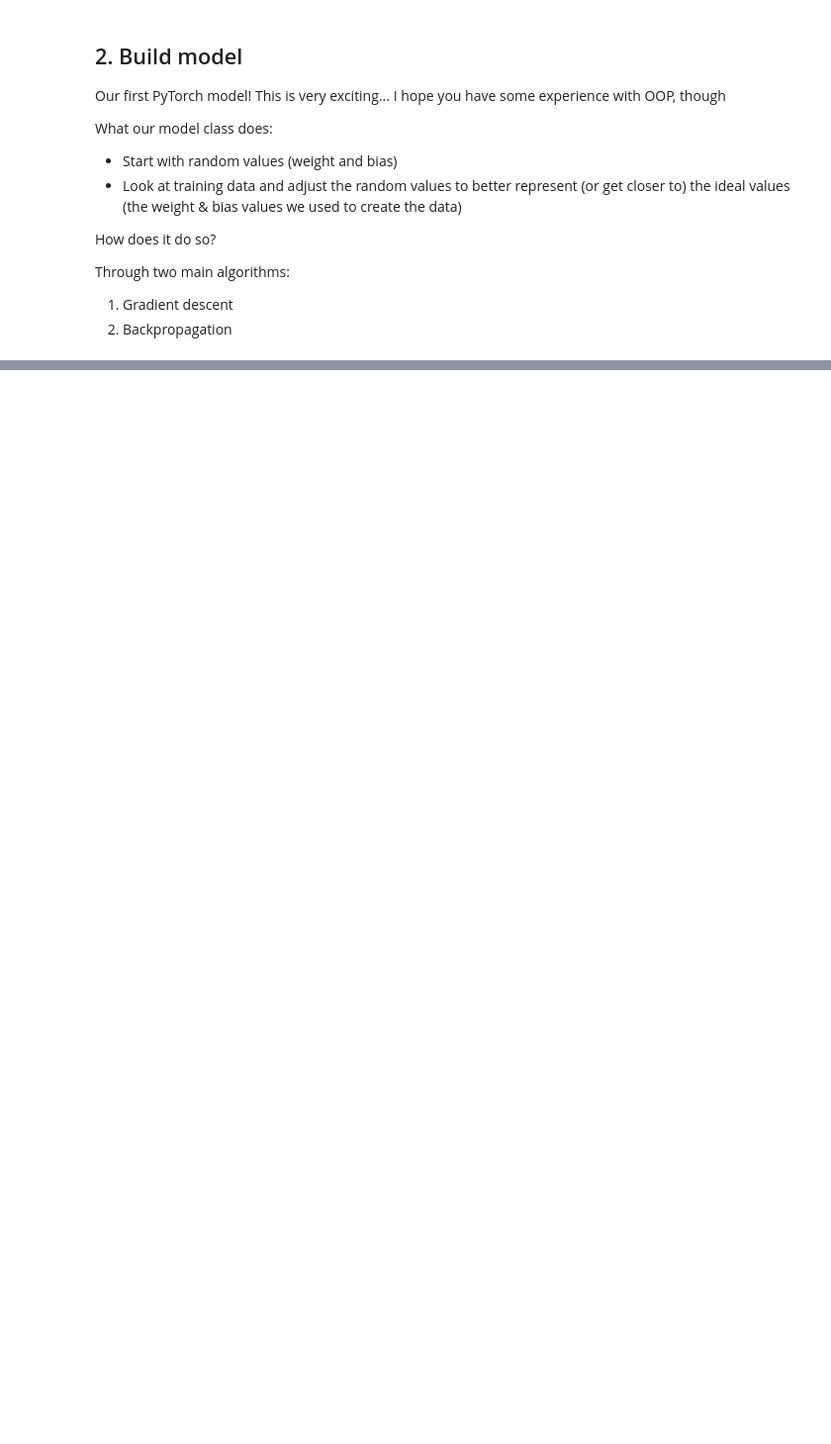
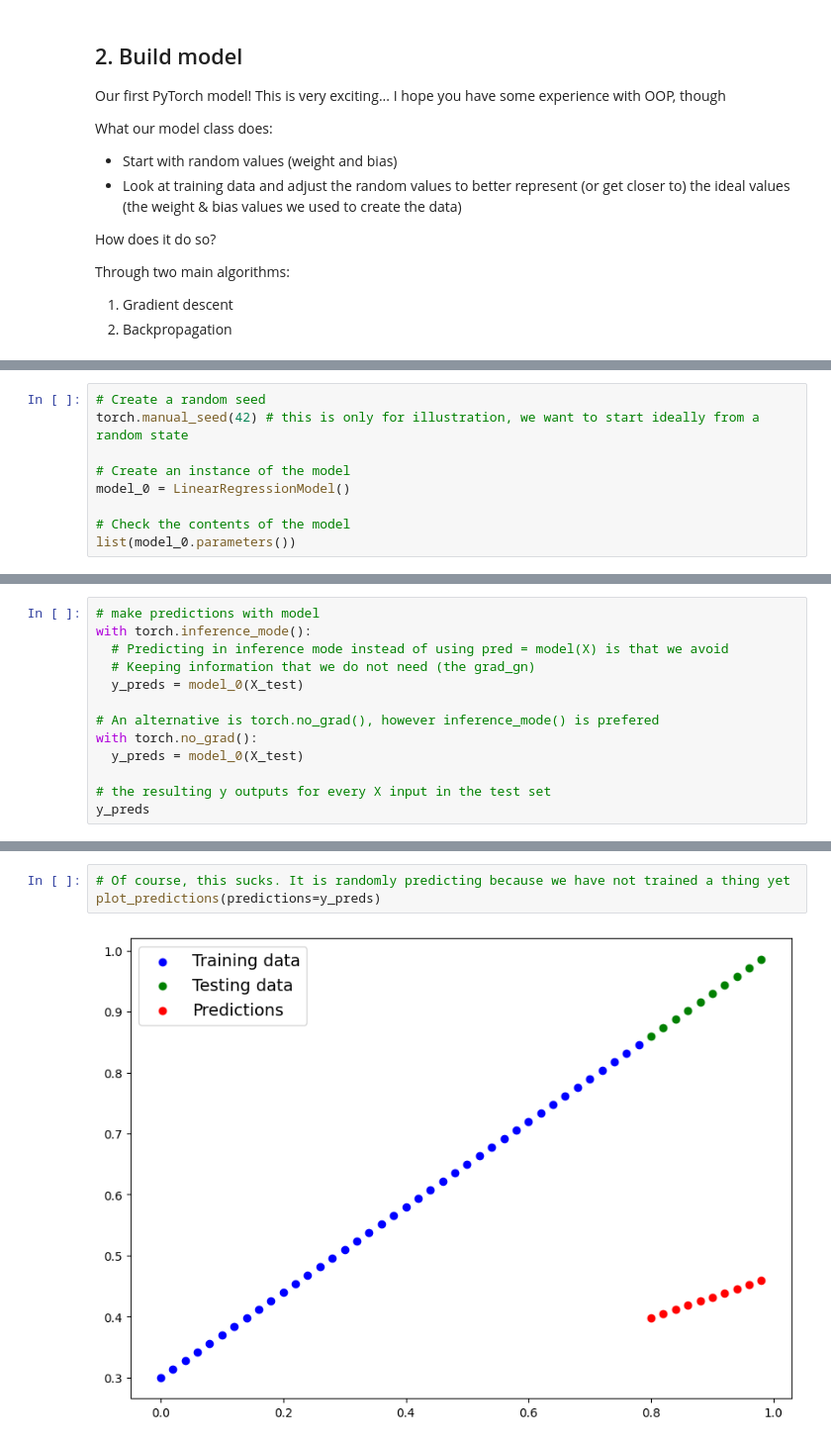
Before and after one commit to jamesxleon/ML_engineering_fundamentals, a Jupyter notebook: PyTorch/01_PyTorch_Workflow.ipynb, the cells around one changed output, grey strips where cells are left out. Shown at 99% size. Drawn from its saved outputs; the diff is of its cells as text; blank space fills up the shorter version.

```diff
--- a/PyTorch/01_PyTorch_Workflow.ipynb
+++ b/PyTorch/01_PyTorch_Workflow.ipynb
@@ -219,0 +222,9 @@ lora_config = LoraConfig(
+# %%
+# Create a random seed
+torch.manual_seed(42) # this is only for illustration, we want to start ideally from a random state
+
+# Create an instance of the model
+model_0 = LinearRegressionModel()
+
+# Check the contents of the model
+list(model_0.parameters())
@@ -219,0 +276,13 @@ lora_config = LoraConfig(
+# %%
+# make predictions with model
+with torch.inference_mode():
+  # Predicting in inference mode instead of using pred = model(X) is that we avoid
+  # Keeping information that we do not need (the grad_gn)
+  y_preds = model_0(X_test)
+
+# An alternative is torch.no_grad(), however inference_mode() is prefered
+with torch.no_grad():
+  y_preds = model_0(X_test)
+
+# the resulting y outputs for every X input in the test set
+y_preds
@@ -219,0 +300,5 @@ lora_config = LoraConfig(
+# %%
+# Of course, this sucks. It is randomly predicting because we have not trained a thing yet
+plot_predictions(predictions=y_preds)
+# %% [output]
+[figure, added]
```
Also changed, not shown: parts of 71 cells of this notebook.
